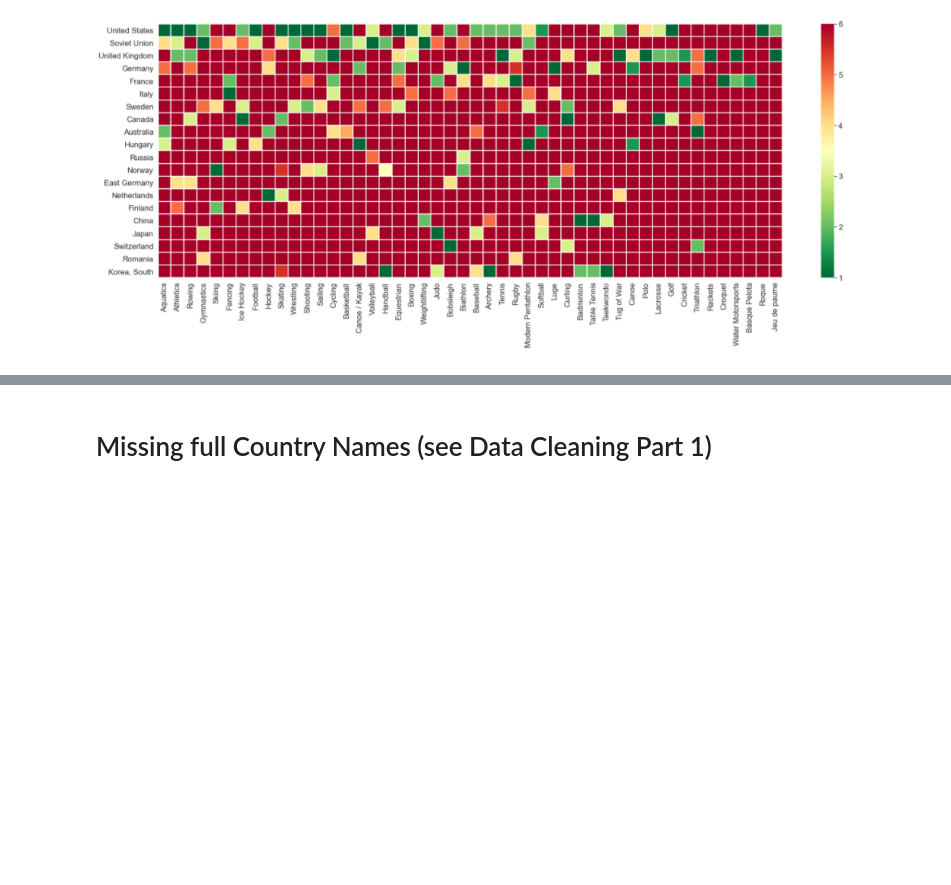
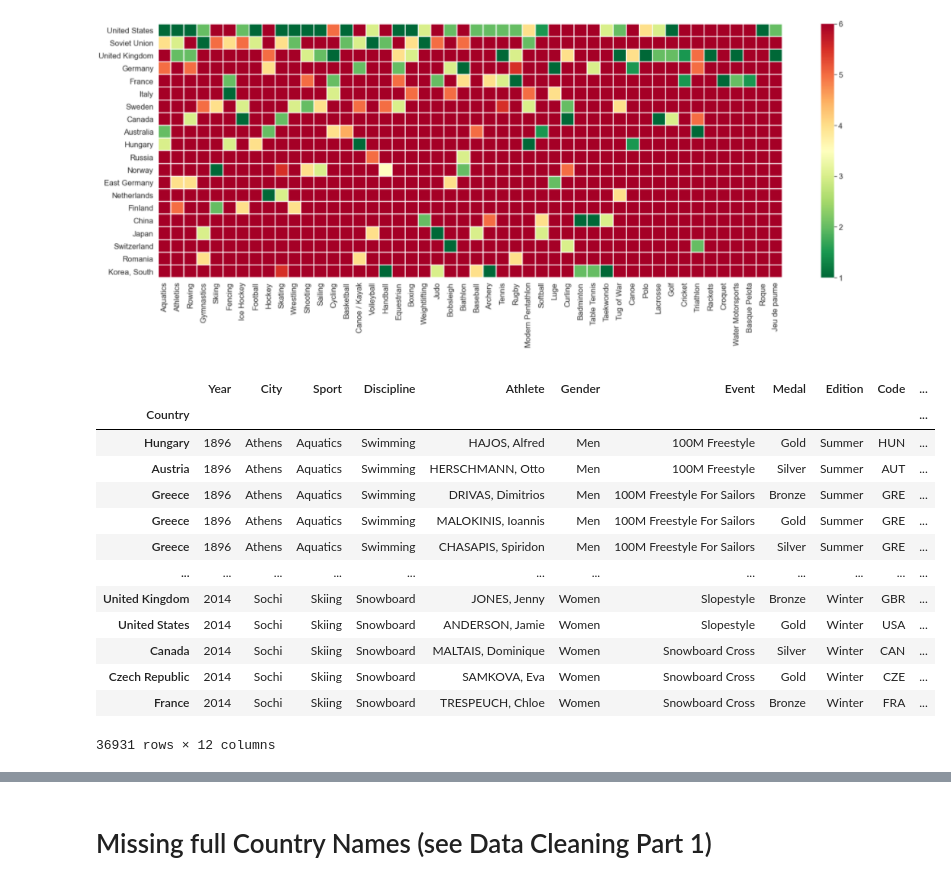
Before and after one commit to hamednasr/Explanatory-Data-Analysis, a Jupyter notebook: Explanatory_DataAnalysis_Challenge.ipynb, the cells around one changed output, grey strips where cells are left out. Cells and saved outputs as stored; diff of their text form; code cells hidden in the pictures; blank space fills up the shorter version.

```diff
--- a/Explanatory_DataAnalysis_Challenge.ipynb
+++ b/Explanatory_DataAnalysis_Challenge.ipynb
@@ -1021,3 +1021,20 @@ Create the following __Seaborn Heatmap__ that shows the __Ranks__ of Top 50 Coun
 Identify traditional Sports / National Sports for e.g. UK and China!
 # %% [markdown]
 ![image.png](attachment:image.png)
+# %%
+olympics.set_index('Country',)
+# %% [output]
+|  | Year | City | Sport | Discipline | Athlete | Gender | Event | Medal | Edition | Code | ... |
+| Country |  |  |  |  |  |  |  |  |  |  | ... |
+| Hungary | 1896 | Athens | Aquatics | Swimming | HAJOS, Alfred | Men | 100M Freestyle | Gold | Summer | HUN | ... |
+| Austria | 1896 | Athens | Aquatics | Swimming | HERSCHMANN, Otto | Men | 100M Freestyle | Silver | Summer | AUT | ... |
+| Greece | 1896 | Athens | Aquatics | Swimming | DRIVAS, Dimitrios | Men | 100M Freestyle For Sailors | Bronze | Summer | GRE | ... |
+| Greece | 1896 | Athens | Aquatics | Swimming | MALOKINIS, Ioannis | Men | 100M Freestyle For Sailors | Gold | Summer | GRE | ... |
+| Greece | 1896 | Athens | Aquatics | Swimming | CHASAPIS, Spiridon | Men | 100M Freestyle For Sailors | Silver | Summer | GRE | ... |
+| ... | ... | ... | ... | ... | ... | ... | ... | ... | ... | ... | ... |
+| United Kingdom | 2014 | Sochi | Skiing | Snowboard | JONES, Jenny | Women | Slopestyle | Bronze | Winter | GBR | ... |
+| United States | 2014 | Sochi | Skiing | Snowboard | ANDERSON, Jamie | Women | Slopestyle | Gold | Winter | USA | ... |
+| Canada | 2014 | Sochi | Skiing | Snowboard | MALTAIS, Dominique | Women | Snowboard Cross | Silver | Winter | CAN | ... |
+| Czech Republic | 2014 | Sochi | Skiing | Snowboard | SAMKOVA, Eva | Women | Snowboard Cross | Gold | Winter | CZE | ... |
+| France | 2014 | Sochi | Skiing | Snowboard | TRESPEUCH, Chloe | Women | Snowboard Cross | Bronze | Winter | FRA | ... |
+36931 rows × 12 columns
```
Also changed, not shown: parts of 4 cells of this notebook.
